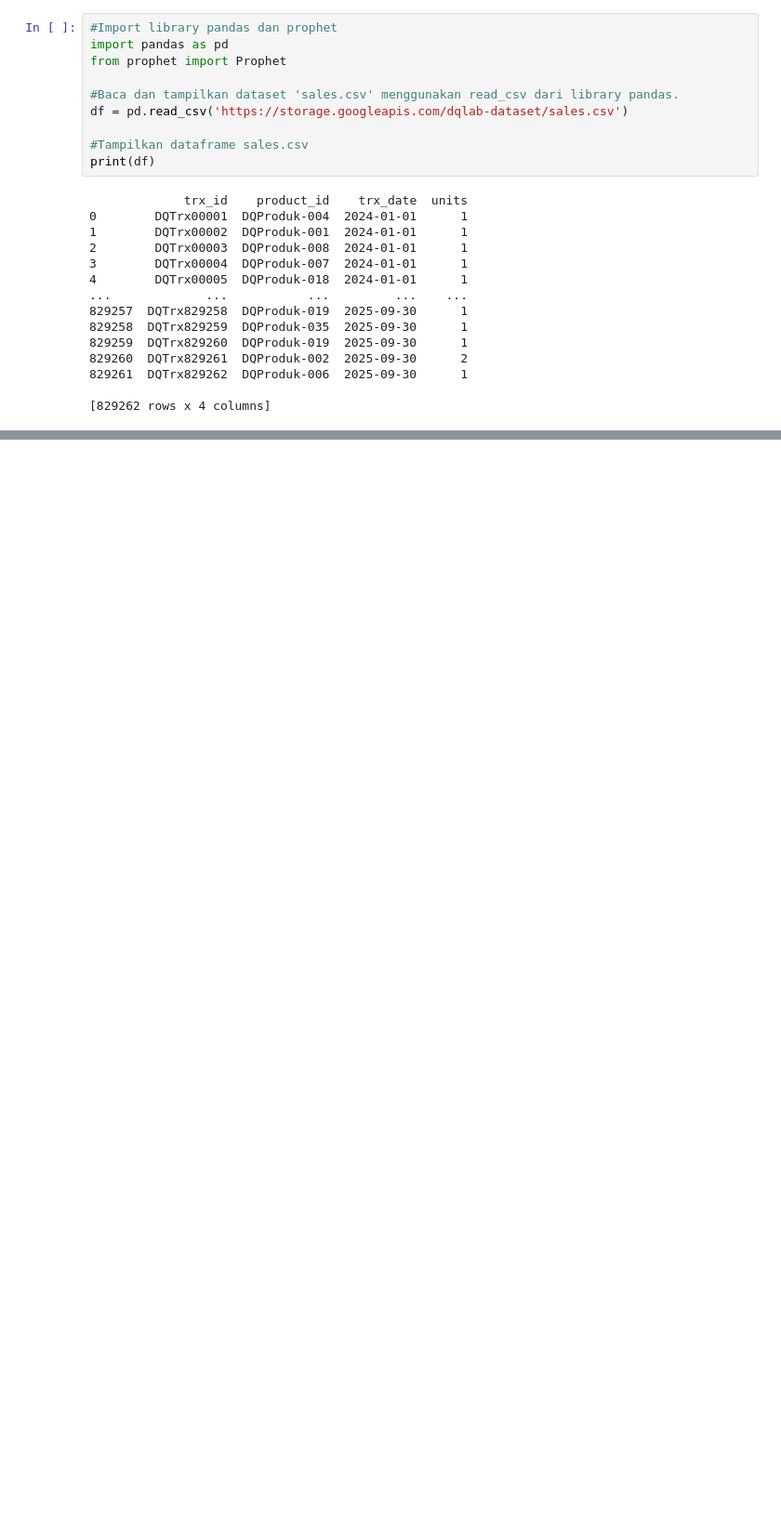
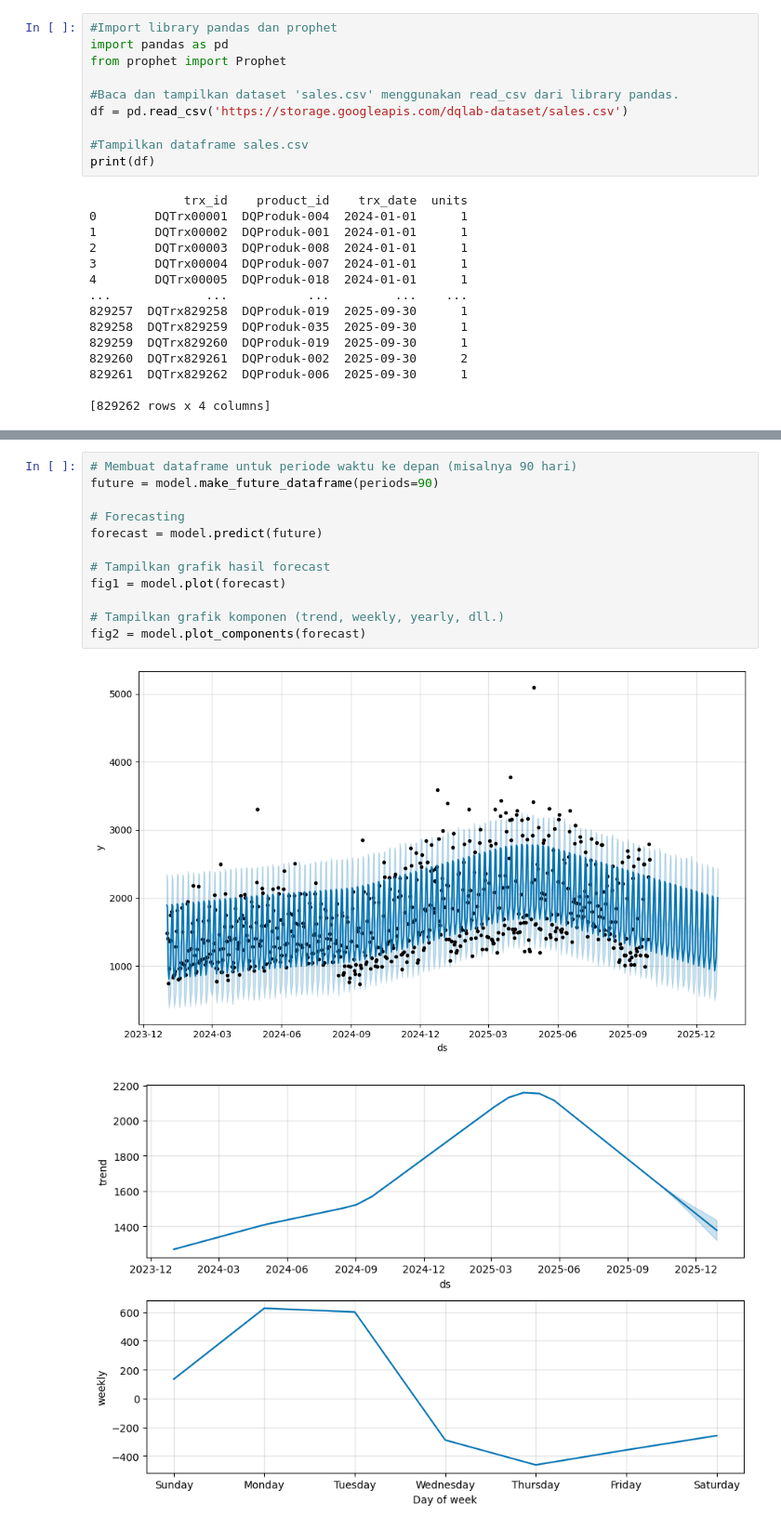
Before and after one commit to f1c221058/bussines-analyst-with-mechine-learning, a Jupyter notebook: Forecasting and Anomaly Detection.ipynb, the cells around one changed output, grey strips where cells are left out. Shown at 93% size. Drawn from its saved outputs; the diff is of its cells as text; blank space fills up the shorter version.

```diff
--- a/Forecasting and Anomaly Detection.ipynb
+++ b/Forecasting and Anomaly Detection.ipynb
@@ -25,0 +108,15 @@ print(df)
+# %%
+# Membuat dataframe untuk periode waktu ke depan (misalnya 90 hari)
+future = model.make_future_dataframe(periods=90)
+
+# Forecasting
+forecast = model.predict(future)
+
+# Tampilkan grafik hasil forecast
+fig1 = model.plot(forecast)
+
+# Tampilkan grafik komponen (trend, weekly, yearly, dll.)
+fig2 = model.plot_components(forecast)
+# %% [output]
+[figure, added]
+[figure, added]
```
Also changed, not shown: parts of 14 cells of this notebook, 4 other files.
